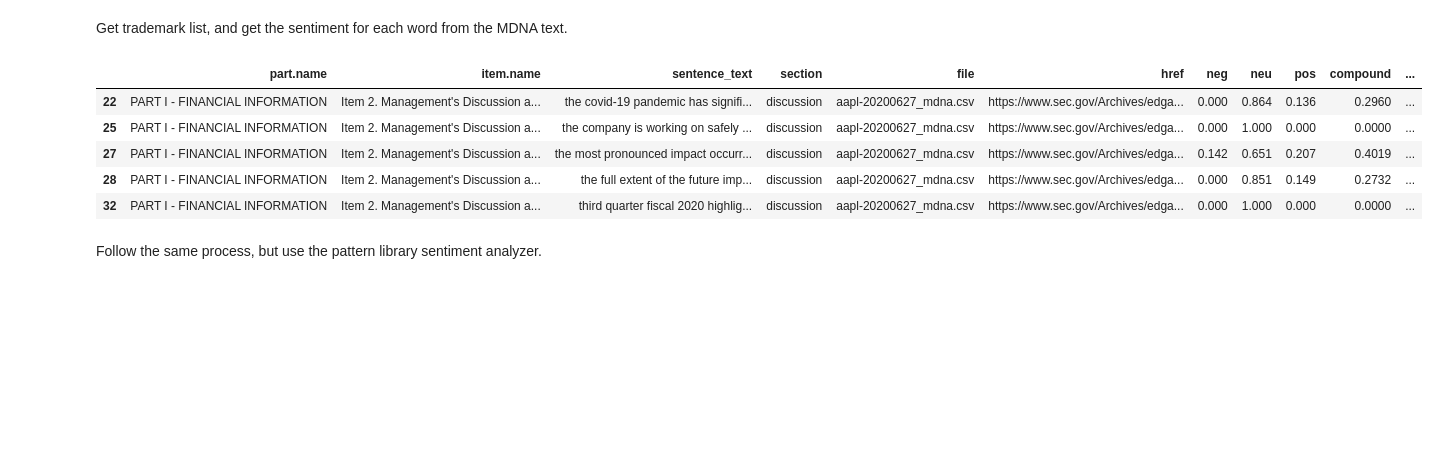
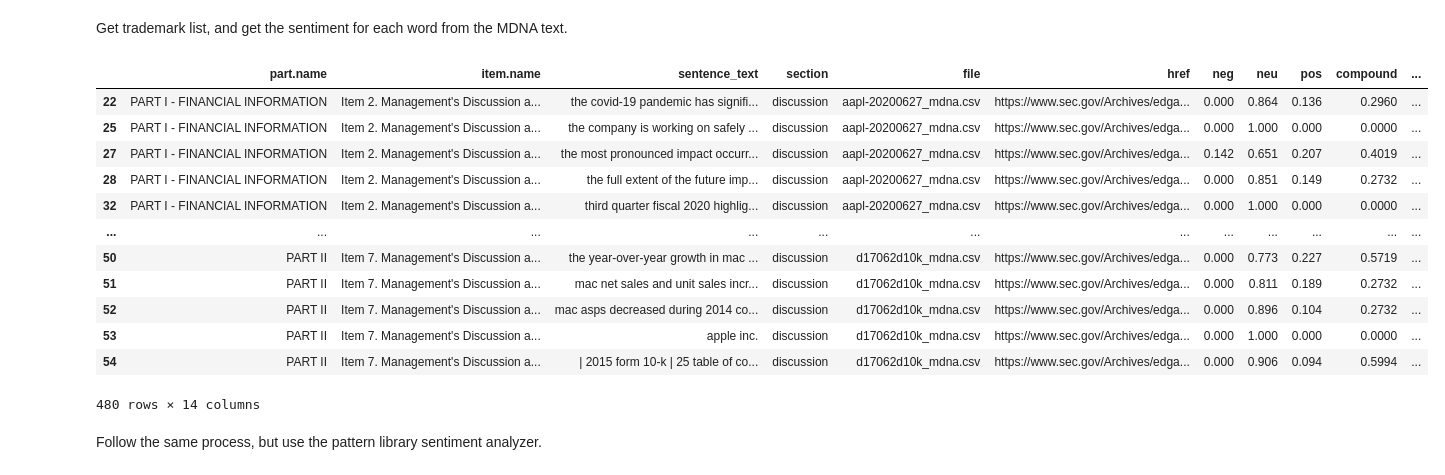
Before and after one commit to reckoning-machines/sec_text_nlp, a Jupyter notebook: read_me.ipynb, the cells around one changed output. Cells and saved outputs as stored; diff of their text form; code cells hidden in the pictures; blank space fills up the shorter version.

```diff
--- a/read_me.ipynb
+++ b/read_me.ipynb
@@ -173,15 +181,22 @@ Get trademark list, and get the sentiment for each word from the MDNA text.
 # %%
 
 list_trademarks = stn.get_words_with_trademark(stn.df_mdna)
 df = stn.match_keywords(stn.NLTK_sentiment(stn.df_mdna),list_trademarks,'trademarks')
-df.dropna().head()
+df.dropna()
 # %% [output]
 |  | part.name | item.name | sentence_text | section | file | href | neg | neu | pos | compound | ... |
 | 22 | PART I - FINANCIAL INFORMATION | Item 2. Management's Discussion a... | the covid-19 pandemic has signifi... | discussion | aapl-20200627_mdna.csv | https://www.sec.gov/Archives/edga... | 0.000 | 0.864 | 0.136 | 0.2960 | ... |
 | 25 | PART I - FINANCIAL INFORMATION | Item 2. Management's Discussion a... | the company is working on safely ... | discussion | aapl-20200627_mdna.csv | https://www.sec.gov/Archives/edga... | 0.000 | 1.000 | 0.000 | 0.0000 | ... |
 | 27 | PART I - FINANCIAL INFORMATION | Item 2. Management's Discussion a... | the most pronounced impact occurr... | discussion | aapl-20200627_mdna.csv | https://www.sec.gov/Archives/edga... | 0.142 | 0.651 | 0.207 | 0.4019 | ... |
 | 28 | PART I - FINANCIAL INFORMATION | Item 2. Management's Discussion a... | the full extent of the future imp... | discussion | aapl-20200627_mdna.csv | https://www.sec.gov/Archives/edga... | 0.000 | 0.851 | 0.149 | 0.2732 | ... |
 | 32 | PART I - FINANCIAL INFORMATION | Item 2. Management's Discussion a... | third quarter fiscal 2020 highlig... | discussion | aapl-20200627_mdna.csv | https://www.sec.gov/Archives/edga... | 0.000 | 1.000 | 0.000 | 0.0000 | ... |
+| ... | ... | ... | ... | ... | ... | ... | ... | ... | ... | ... | ... |
+| 50 | PART II | Item 7. Management's Discussion a... | the year-over-year growth in mac ... | discussion | d17062d10k_mdna.csv | https://www.sec.gov/Archives/edga... | 0.000 | 0.773 | 0.227 | 0.5719 | ... |
+| 51 | PART II | Item 7. Management's Discussion a... | mac net sales and unit sales incr... | discussion | d17062d10k_mdna.csv | https://www.sec.gov/Archives/edga... | 0.000 | 0.811 | 0.189 | 0.2732 | ... |
+| 52 | PART II | Item 7. Management's Discussion a... | mac asps decreased during 2014 co... | discussion | d17062d10k_mdna.csv | https://www.sec.gov/Archives/edga... | 0.000 | 0.896 | 0.104 | 0.2732 | ... |
+| 53 | PART II | Item 7. Management's Discussion a... | apple inc. | discussion | d17062d10k_mdna.csv | https://www.sec.gov/Archives/edga... | 0.000 | 1.000 | 0.000 | 0.0000 | ... |
+| 54 | PART II | Item 7. Management's Discussion a... | | 2015 form 10-k | 25 table of co... | discussion | d17062d10k_mdna.csv | https://www.sec.gov/Archives/edga... | 0.000 | 0.906 | 0.094 | 0.5994 | ... |
+480 rows × 14 columns
 # %% [markdown]
 
 Follow the same process, but use the pattern library sentiment analyzer.
```
Also changed, not shown: parts of 7 cells of this notebook.
